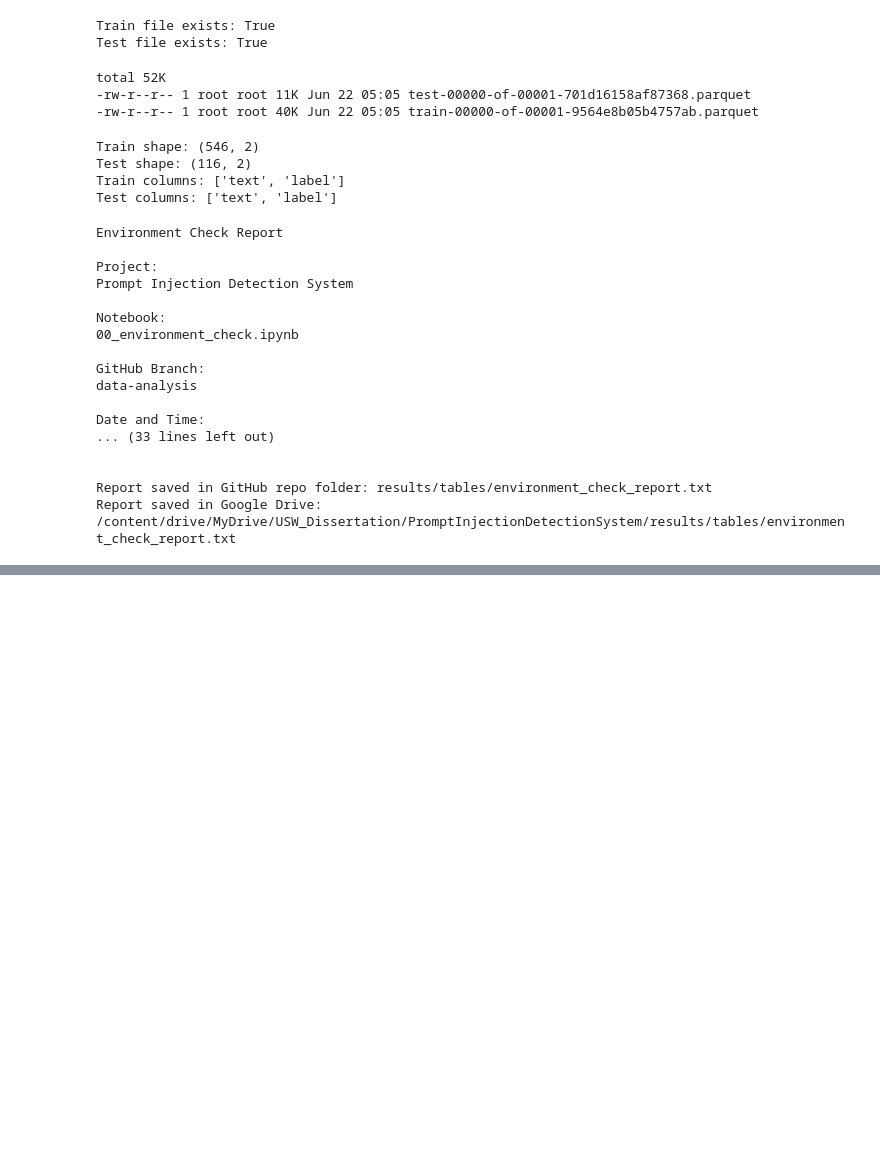
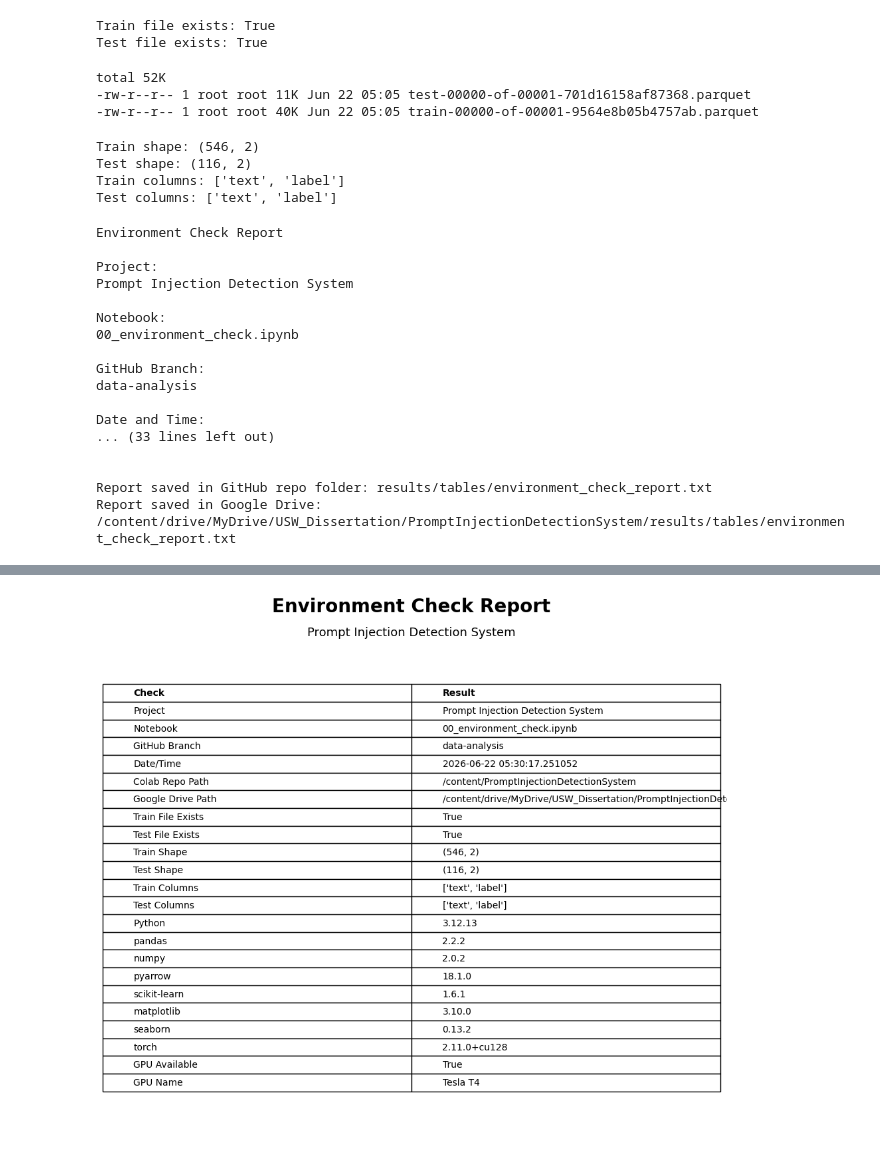
Before and after one commit to Al-Amin95/PromptInjectionDetectionSystem, a Jupyter notebook: notebooks/00_environment_check.ipynb, the cells around one changed output, grey strips where cells are left out. Drawn from its saved outputs; the diff is of its cells as text; code cells hidden in the pictures; blank space fills up the shorter version.

Commit message:
Environment Setup complete

```diff
--- a/notebooks/00_environment_check.ipynb
+++ b/notebooks/00_environment_check.ipynb
@@ -272,0 +279,96 @@ Report saved in Google Drive: /content/drive/MyDrive/USW_Dissertation/PromptInje
+# %%
+# Create environment check report as an image
+import matplotlib.pyplot as plt
+import os
+from datetime import datetime
+import torch
+import pandas as pd
+import numpy as np
+import pyarrow
+import sklearn
+import matplotlib
+import seaborn as sns
+
+# Output folders
+os.makedirs("results/figures", exist_ok=True)
+os.makedirs(os.path.join(drive_base, "results/figures"), exist_ok=True)
+
+# Environment report data
+report_data = [
+    ["Project", "Prompt Injection Detection System"],
+    ["Notebook", "00_environment_check.ipynb"],
+    ["GitHub Branch", "data-analysis"],
+    ["Date/Time", str(datetime.now())],
+    ["Colab Repo Path", "/content/PromptInjectionDetectionSystem"],
+    ["Google Drive Path", drive_base],
+    ["Train File Exists", str(os.path.exists(train_path))],
+    ["Test File Exists", str(os.path.exists(test_path))],
+    ["Train Shape", str(train_df.shape)],
+    ["Test Shape", str(test_df.shape)],
+    ["Train Columns", str(list(train_df.columns))],
+    ["Test Columns", str(list(test_df.columns))],
+    ["Python", sys.version.split()[0]],
+    ["pandas", pd.__version__],
+    ["numpy", np.__version__],
+    ["pyarrow", pyarrow.__version__],
+    ["scikit-learn", sklearn.__version__],
+    ["matplotlib", matplotlib.__version__],
+    ["seaborn", sns.__version__],
+    ["torch", torch.__version__],
+    ["GPU Available", str(torch.cuda.is_available())],
+    ["GPU Name", torch.cuda.get_device_name(0) if torch.cuda.is_available() else "No GPU available"]
+]
+
+# Create figure
+fig, ax = plt.subplots(figsize=(12, 10))
+ax.axis("off")
+
+# Title
+ax.text(
+    0.5, 1.05,
+    "Environment Check Report",
+    fontsize=20,
+    fontweight="bold",
+    ha="center",
+    va="center"
+)
+
+# Subtitle
+ax.text(
+    0.5, 1.00,
+    "Prompt Injection Detection System",
+    fontsize=13,
+    ha="center",
+    va="center"
+)
+
+# Table
+table = ax.table(
+    cellText=report_data,
+    colLabels=["Check", "Result"],
+    cellLoc="left",
+    colLoc="left",
+    loc="center"
+)
+
+table.auto_set_font_size(False)
+table.set_fontsize(10)
+table.scale(1, 1.6)
+
+# Make header bold
+for col in range(2):
+    table[(0, col)].set_text_props(weight="bold")
+
+# Save image
+repo_image_path = "results/figures/environment_check_report.png"
+drive_image_path = os.path.join(drive_base, "results/figures/environment_check_report.png")
+
+plt.savefig(repo_image_path, bbox_inches="tight", dpi=300)
+plt.savefig(drive_image_path, bbox_inches="tight", dpi=300)
+
+plt.show()
+
+print("Environment report image saved in GitHub repo folder:", repo_image_path)
+print("Environment report image saved in Google Drive:", drive_image_path)
+# %% [output]
+[figure, added]
```
Also changed, not shown: parts of 3 cells of this notebook.
